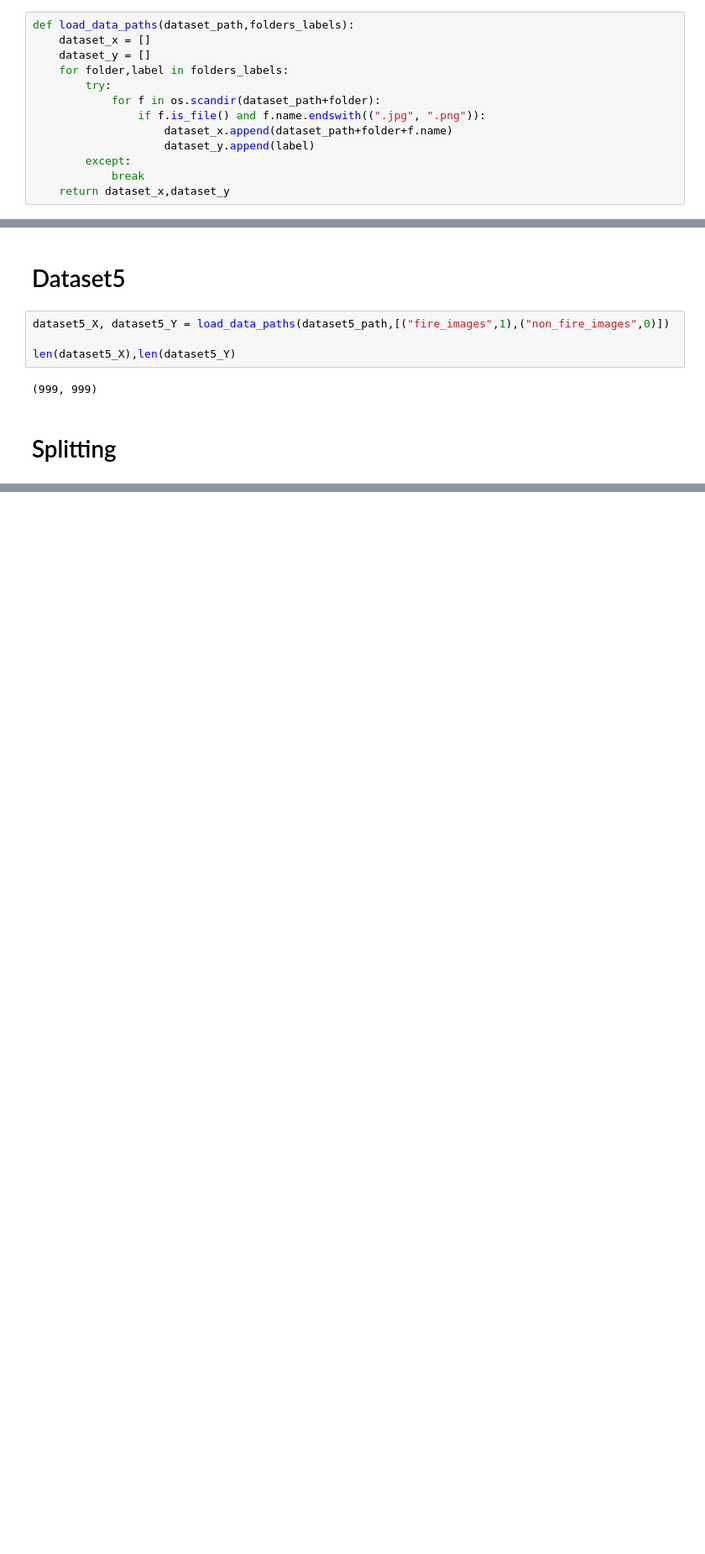
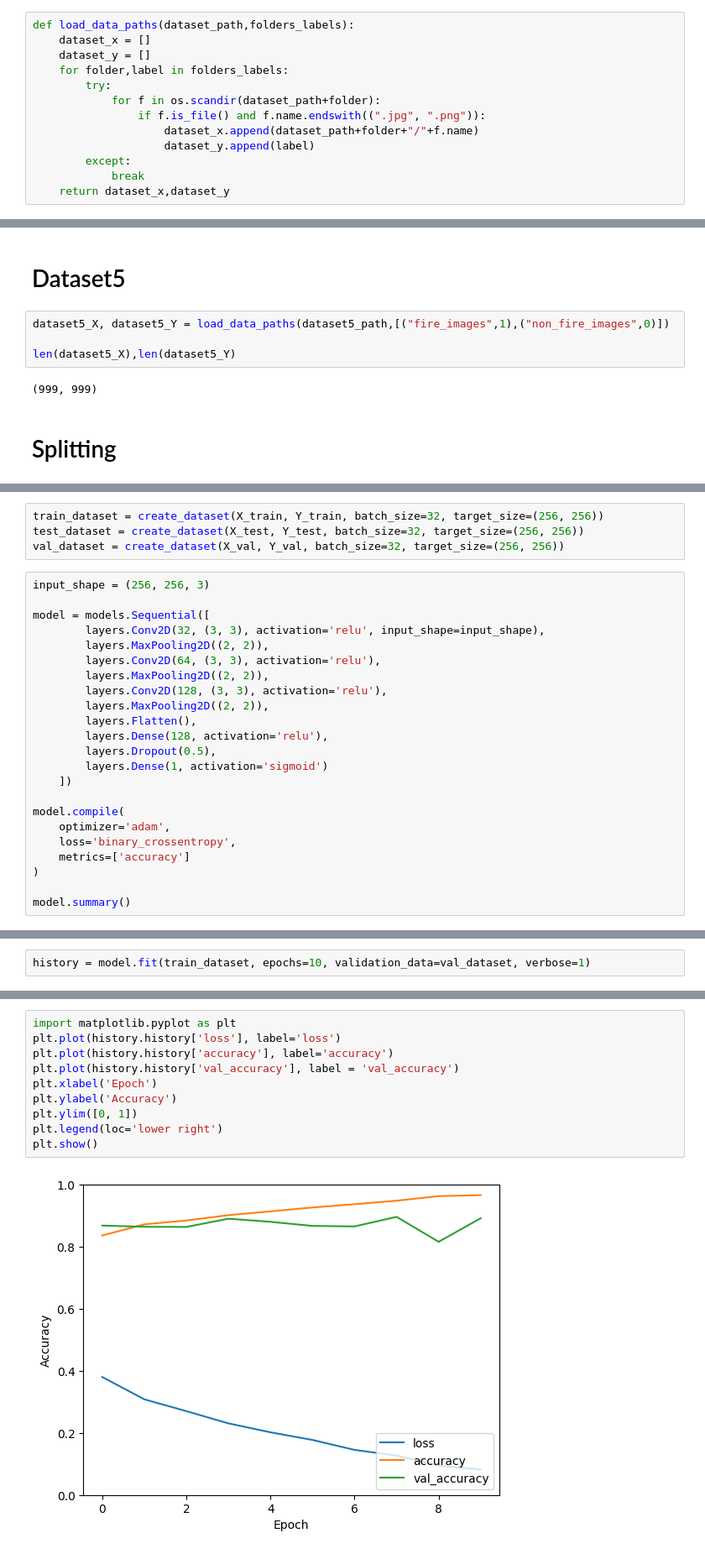
Before and after one commit to RoscaMitrut/Forest-Fire-Detection, a Jupyter notebook: main.ipynb, the cells around one changed output, grey strips where cells are left out. Shown: that part at 84% size. Saved outputs shown, nothing was run; the diff lists cells and outputs as text; blank space fills up the shorter version.

Commit message:
Trained model

```diff
--- a/main.ipynb
+++ b/main.ipynb
@@ -35,7 +31,7 @@ def load_data_paths(dataset_path,folders_labels):
         try:
             for f in os.scandir(dataset_path+folder):
                 if f.is_file() and f.name.endswith((".jpg", ".png")):
-                    dataset_x.append(dataset_path+folder+f.name)
+                    dataset_x.append(dataset_path+folder+"/"+f.name)
                     dataset_y.append(label)
         except:
             break
@@ -115,0 +161,27 @@ X_train_dataset5,X_test_dataset5,Y_val_dataset5,Y_val_dataset5 = train_test_spli
+# %%
+train_dataset = create_dataset(X_train, Y_train, batch_size=32, target_size=(256, 256))
+test_dataset = create_dataset(X_test, Y_test, batch_size=32, target_size=(256, 256))
+val_dataset = create_dataset(X_val, Y_val, batch_size=32, target_size=(256, 256))
+# %%
+input_shape = (256, 256, 3)
+
+model = models.Sequential([
+        layers.Conv2D(32, (3, 3), activation='relu', input_shape=input_shape),
+        layers.MaxPooling2D((2, 2)),
+        layers.Conv2D(64, (3, 3), activation='relu'),
+        layers.MaxPooling2D((2, 2)),
+        layers.Conv2D(128, (3, 3), activation='relu'),
+        layers.MaxPooling2D((2, 2)),
+        layers.Flatten(),
+        layers.Dense(128, activation='relu'),
+        layers.Dropout(0.5),
+        layers.Dense(1, activation='sigmoid')
+    ])
+
+model.compile(
+    optimizer='adam',
+    loss='binary_crossentropy',
+    metrics=['accuracy']
+)
+
+model.summary()
@@ -115,0 +224,2 @@ X_train_dataset5,X_test_dataset5,Y_val_dataset5,Y_val_dataset5 = train_test_spli
+# %%
+history = model.fit(train_dataset, epochs=10, validation_data=val_dataset, verbose=1)
@@ -115,0 +247,12 @@ X_train_dataset5,X_test_dataset5,Y_val_dataset5,Y_val_dataset5 = train_test_spli
+# %%
+import matplotlib.pyplot as plt
+plt.plot(history.history['loss'], label='loss')
+plt.plot(history.history['accuracy'], label='accuracy')
+plt.plot(history.history['val_accuracy'], label = 'val_accuracy')
+plt.xlabel('Epoch')
+plt.ylabel('Accuracy')
+plt.ylim([0, 1])
+plt.legend(loc='lower right')
+plt.show()
+# %% [output]
+[figure, added]
```
Also changed, not shown: parts of 19 cells of this notebook, 1 other file.
